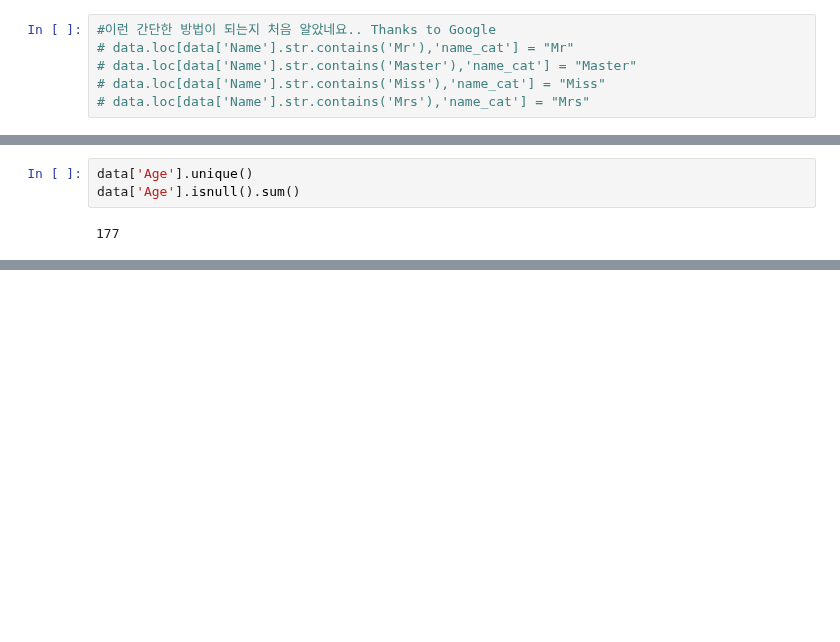
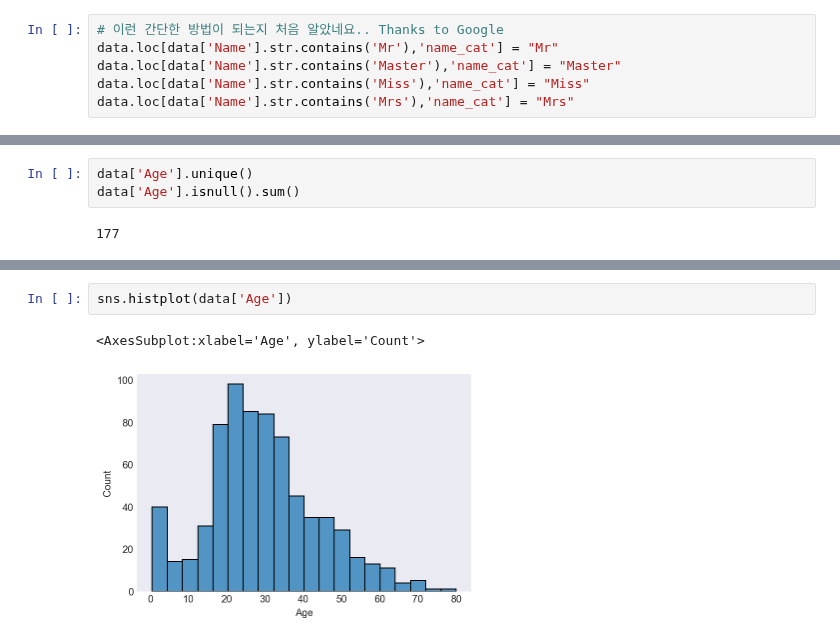
Before and after one commit to kikiru328/CAKD3-Github, a Jupyter notebook: 5. Pandas/Assignment/지금 내가 타이타닉 사망자와 다른게 뭐지,....ipynb, the cells around one changed output, grey strips where cells are left out. Saved outputs shown, nothing was run; the diff lists cells and outputs as text; blank space fills up the shorter version.

```diff
--- a/5. Pandas/Assignment/지금 내가 타이타닉 사망자와 다른게 뭐지,....ipynb
+++ b/5. Pandas/Assignment/지금 내가 타이타닉 사망자와 다른게 뭐지,....ipynb
@@ -384,8 +388,8 @@ def name_cat(x):
 
 data['Name_cat'] = data['Name'].apply(lambda x : name_cat(x))
 # %%
-#이런 간단한 방법이 되는지 처음 알았네요.. Thanks to Google
-# data.loc[data['Name'].str.contains('Mr'),'name_cat'] = "Mr"
-# data.loc[data['Name'].str.contains('Master'),'name_cat'] = "Master"
-# data.loc[data['Name'].str.contains('Miss'),'name_cat'] = "Miss"
-# data.loc[data['Name'].str.contains('Mrs'),'name_cat'] = "Mrs"
+# 이런 간단한 방법이 되는지 처음 알았네요.. Thanks to Google
+data.loc[data['Name'].str.contains('Mr'),'name_cat'] = "Mr"
+data.loc[data['Name'].str.contains('Master'),'name_cat'] = "Master"
+data.loc[data['Name'].str.contains('Miss'),'name_cat'] = "Miss"
+data.loc[data['Name'].str.contains('Mrs'),'name_cat'] = "Mrs"
@@ -558,0 +558,5 @@ array([22.  , 38.  , 26.  , 35.  ,   nan, 54.  ,  2.  , 27.  , 14.  ,
+# %%
+sns.histplot(data['Age'])
+# %% [output]
+<AxesSubplot:xlabel='Age', ylabel='Count'>
+[figure, added]
```
Also changed, not shown: parts of 30 cells of this notebook.
